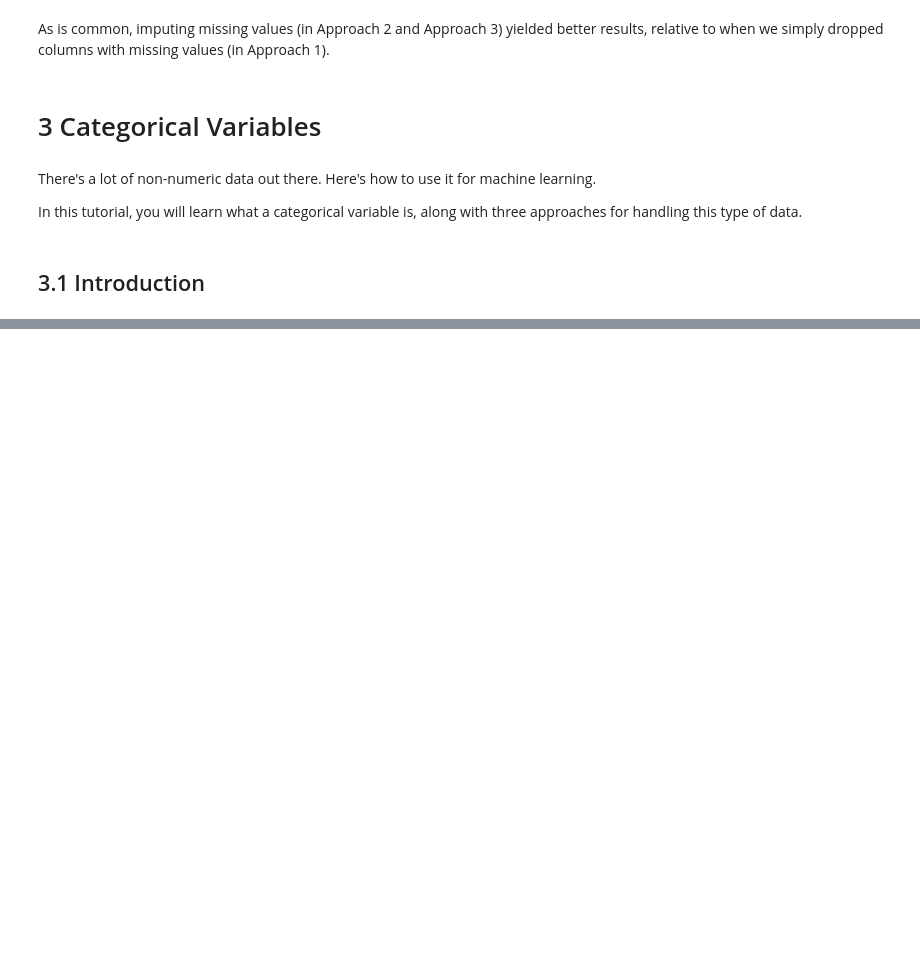
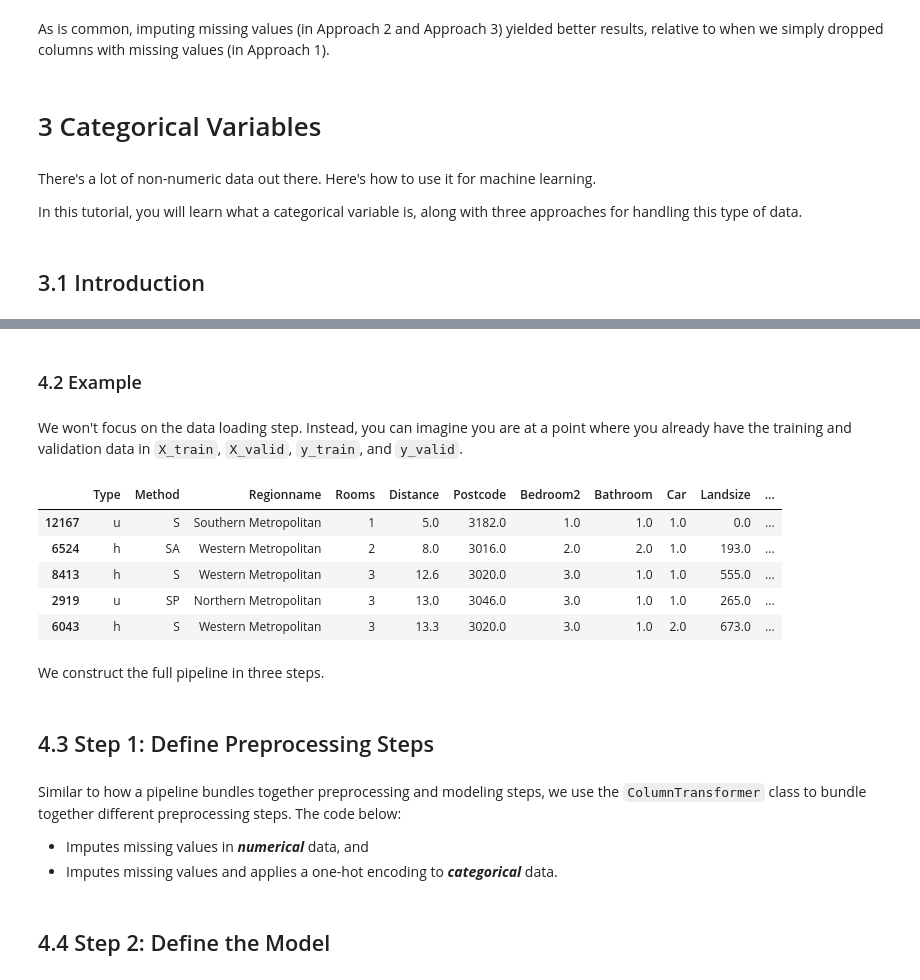
Before and after one commit to c1amilo/ml_course, a Jupyter notebook: Intermedial_mk.ipynb, the cells around one changed output, grey strips where cells are left out. Drawn from its saved outputs; the diff is of its cells as text; code cells hidden in the pictures; blank space fills up the shorter version.

```diff
--- a/Intermedial_mk.ipynb
+++ b/Intermedial_mk.ipynb
@@ -187,0 +387,48 @@ In this tutorial, you will learn what a categorical variable is, along with thre
+# %% [markdown]
+### 4.2 Example
+# %% [markdown]
+We won't focus on the data loading step. Instead, you can imagine you are at a point where you already have the training and validation data in `X_train`, `X_valid`, `y_train`, and `y_valid`.
+# %%
+import pandas as pd
+from sklearn.model_selection import train_test_split
+
+# Read the data
+data = pd.read_csv('melbourne-housing-snapshot\melb_data.csv')
+
+# Separate target from predictors
+y = data.Price
+X = data.drop(['Price'], axis=1)
+
+# Divide data into training and validation subsets
+X_train_full, X_valid_full, y_train, y_valid = train_test_split(X, y, train_size=0.8, test_size=0.2,
+                                                                random_state=0)
+
+# "Cardinality" means the number of unique values in a column
+# Select categorical columns with relatively low cardinality (convenient but arbitrary)
+categorical_cols = [cname for cname in X_train_full.columns if X_train_full[cname].nunique() < 10 and
+                        X_train_full[cname].dtype == "object"]
+
+# Select numerical columns
+numerical_cols = [cname for cname in X_train_full.columns if X_train_full[cname].dtype in ['int64', 'float64']]
+
+# Keep selected columns only
+my_cols = categorical_cols + numerical_cols
+X_train = X_train_full[my_cols].copy()
+X_valid = X_valid_full[my_cols].copy()
+# %%
+X_train.head()
+# %% [output]
+|  | Type | Method | Regionname | Rooms | Distance | Postcode | Bedroom2 | Bathroom | Car | Landsize | ... |
+| 12167 | u | S | Southern Metropolitan | 1 | 5.0 | 3182.0 | 1.0 | 1.0 | 1.0 | 0.0 | ... |
+| 6524 | h | SA | Western Metropolitan | 2 | 8.0 | 3016.0 | 2.0 | 2.0 | 1.0 | 193.0 | ... |
+| 8413 | h | S | Western Metropolitan | 3 | 12.6 | 3020.0 | 3.0 | 1.0 | 1.0 | 555.0 | ... |
+| 2919 | u | SP | Northern Metropolitan | 3 | 13.0 | 3046.0 | 3.0 | 1.0 | 1.0 | 265.0 | ... |
+| 6043 | h | S | Western Metropolitan | 3 | 13.3 | 3020.0 | 3.0 | 1.0 | 2.0 | 673.0 | ... |
+# %% [markdown]
+We construct the full pipeline in three steps.
+# %% [markdown]
+## 4.3 Step 1: Define Preprocessing Steps
+# %% [markdown]
+Similar to how a pipeline bundles together preprocessing and modeling steps, we use the `ColumnTransformer` class to bundle together different preprocessing steps. The code below:
+* Imputes missing values in ***numerical*** data, and
+* Imputes missing values and applies a one-hot encoding to ***categorical*** data.
@@ -187,0 +456,2 @@ In this tutorial, you will learn what a categorical variable is, along with thre
+# %% [markdown]
+## 4.4 Step 2: Define the Model
```
Also changed, not shown: parts of 38 cells of this notebook, 2 other files.
